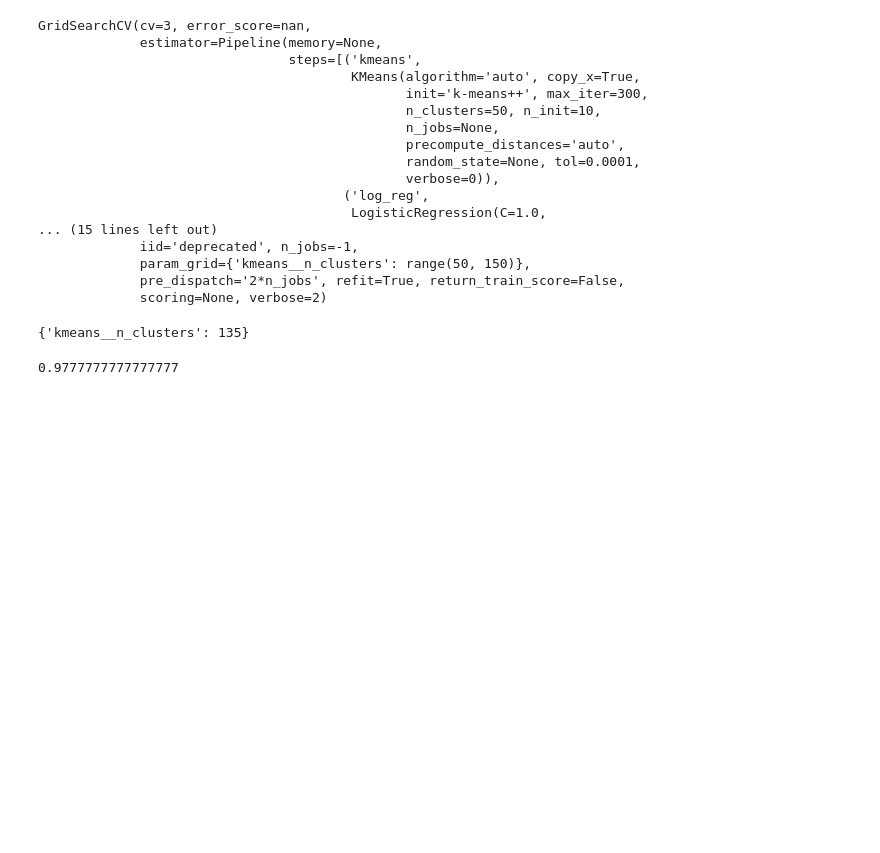
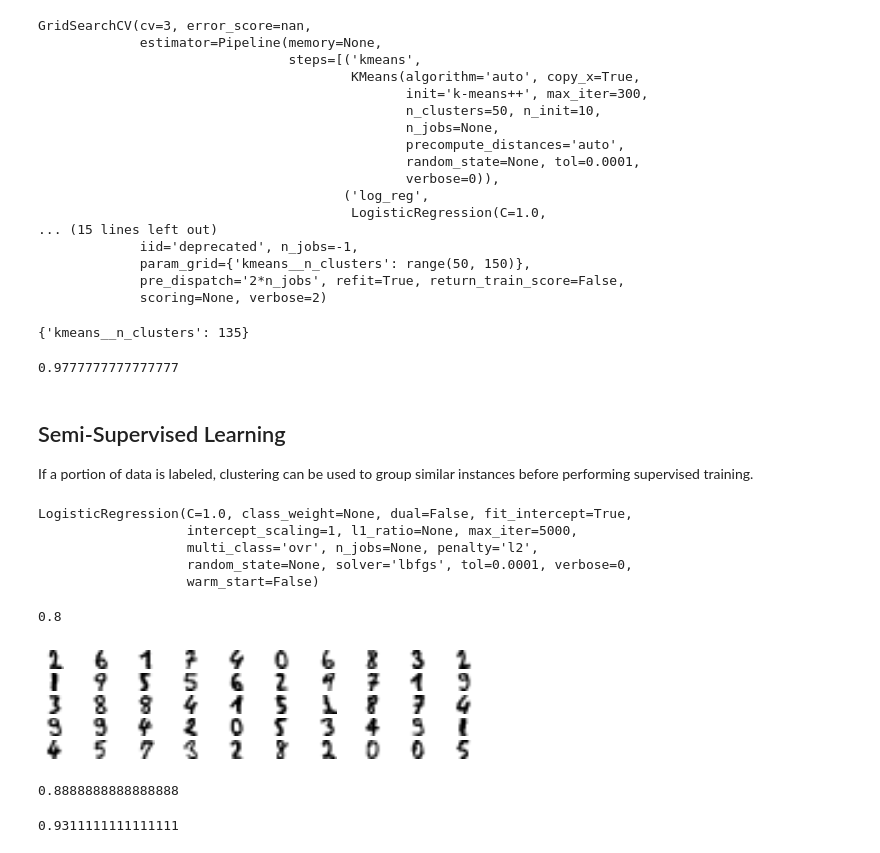
Before and after one commit to codywill/ml-sandbox, a Jupyter notebook: hands-on/Chapter 9 - Unsupervised Learning.ipynb, the cells around one changed output. Cells and saved outputs as stored; diff of their text form; code cells hidden in the pictures; blank space fills up the shorter version.

Commit message:
Added notes on semi-supervised learning

```diff
--- a/hands-on/Chapter 9 - Unsupervised Learning.ipynb
+++ b/hands-on/Chapter 9 - Unsupervised Learning.ipynb
@@ -334,3 +334,40 @@ grid_clf.best_params_
 grid_clf.score(X_test, y_test)
 # %% [output]
 0.9777777777777777
+# %% [markdown]
+## Semi-Supervised Learning
+
+If a portion of data is labeled, clustering can be used to group similar instances before performing supervised training.
+# %%
+# Baseline model with only 50 labeled instances
+n_labeled = 50
+log_reg = LogisticRegression(multi_class='ovr', solver='lbfgs', max_iter=5000)
+log_reg.fit(X_train[:n_labeled], y_train[:n_labeled])
+# %% [output]
+LogisticRegression(C=1.0, class_weight=None, dual=False, fit_intercept=True,
+                   intercept_scaling=1, l1_ratio=None, max_iter=5000,
+                   multi_class='ovr', n_jobs=None, penalty='l2',
+                   random_state=None, solver='lbfgs', tol=0.0001, verbose=0,
+                   warm_start=False)
+# %%
+log_reg.score(X_test, y_test)
+# %% [output]
+0.8
+# %%
+# Add a KMeans stage with 50 clusters
+k = 50
+kmeans = KMeans(n_clusters=k)
+
+# Assign a segment of the data to represent their clusters
+X_digits_dist = kmeans.fit_transform(X_train)
+representative_digit_idx = np.argmin(X_digits_dist, axis=0)
+X_representative_digits = X_train[representative_digit_idx]
+# %%
+# Visualize the sample
+plt.figure(figsize=(8, 2))
+for index, X_representative_digit in enumerate(X_representative_digits):
+    plt.subplot(k // 10, 10, index + 1)
+    plt.imshow(X_representative_digit.reshape(8, 8), cmap="binary", interpolation="bilinear")
+    plt.axis('off')
+# %% [output]
+[figure, added]
@@ -336,0 +383,7 @@ grid_clf.score(X_test, y_test)
+# %%
+# Compare the same model using the clustered data
+log_reg = LogisticRegression(multi_class='ovr', solver='lbfgs', max_iter=5000)
+log_reg.fit(X_representative_digits, y_representative_digits)
+log_reg.score(X_test, y_test)
+# %% [output]
+0.8888888888888888
@@ -336,0 +395,7 @@ grid_clf.score(X_test, y_test)
+# %%
+# Train the model once again
+log_reg = LogisticRegression(multi_class='ovr', solver='lbfgs', max_iter=5000)
+log_reg.fit(X_train, y_train_propagated)
+log_reg.score(X_test, y_test)
+# %% [output]
+0.9311111111111111
```
Also changed, not shown: parts of 6 cells of this notebook.
